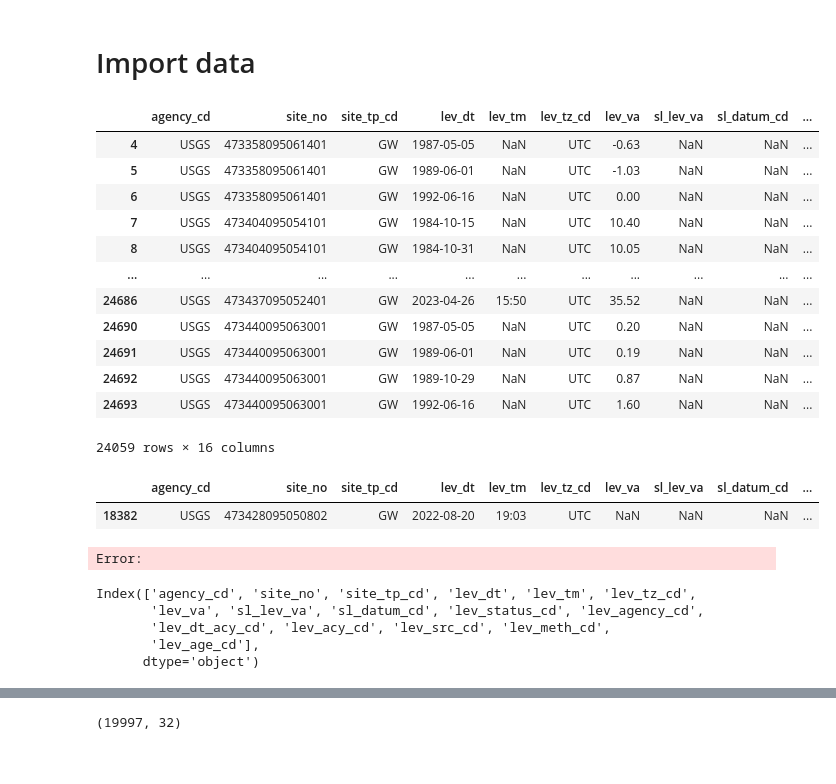
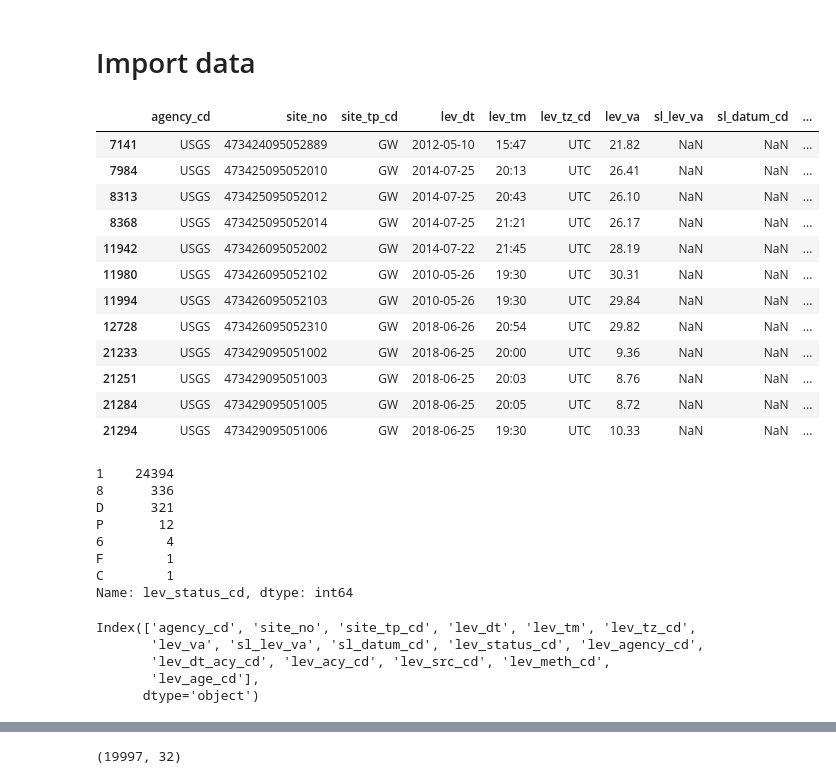
Before and after one commit to BojanMilinic/bemidji, a Jupyter notebook: 03_master_oil_water_level.ipynb, the cells around one changed output, grey strips where cells are left out. Saved outputs shown, nothing was run; the diff lists cells and outputs as text; code cells hidden in the pictures.

```diff
--- a/03_master_oil_water_level.ipynb
+++ b/03_master_oil_water_level.ipynb
@@ -48,4 +69,0 @@ dfwl = data[0]
-# %%
-# TEST DELETE
-data = nwis.get_gwlevels(sites=list_sites, datetime_index=False) # creates a tuple of dataframe and associated metadata
-dfwl = data[0]
@@ -52,36 +76,38 @@ dfwl = data[0]
 # %%
 # SELECTION USING LOC
-dfwl.loc[dfwl['lev_status_cd'] == '1']
-# SAME AS SELECTION USING []
-dfwl[dfwl['lev_status_cd'] == '1']
+dfwl.loc[dfwl['lev_status_cd'] == 'P']
 # %% [output]
 |  | agency_cd | site_no | site_tp_cd | lev_dt | lev_tm | lev_tz_cd | lev_va | sl_lev_va | sl_datum_cd | ... |
-| 4 | USGS | 473358095061401 | GW | 1987-05-05 | NaN | UTC | -0.63 | NaN | NaN | ... |
-| 5 | USGS | 473358095061401 | GW | 1989-06-01 | NaN | UTC | -1.03 | NaN | NaN | ... |
-| 6 | USGS | 473358095061401 | GW | 1992-06-16 | NaN | UTC | 0.00 | NaN | NaN | ... |
-| 7 | USGS | 473404095054101 | GW | 1984-10-15 | NaN | UTC | 10.40 | NaN | NaN | ... |
-| 8 | USGS | 473404095054101 | GW | 1984-10-31 | NaN | UTC | 10.05 | NaN | NaN | ... |
-| ... | ... | ... | ... | ... | ... | ... | ... | ... | ... | ... |
-| 24686 | USGS | 473437095052401 | GW | 2023-04-26 | 15:50 | UTC | 35.52 | NaN | NaN | ... |
-| 24690 | USGS | 473440095063001 | GW | 1987-05-05 | NaN | UTC | 0.20 | NaN | NaN | ... |
-| 24691 | USGS | 473440095063001 | GW | 1989-06-01 | NaN | UTC | 0.19 | NaN | NaN | ... |
-| 24692 | USGS | 473440095063001 | GW | 1989-10-29 | NaN | UTC | 0.87 | NaN | NaN | ... |
-| 24693 | USGS | 473440095063001 | GW | 1992-06-16 | NaN | UTC | 1.60 | NaN | NaN | ... |
+| 7141 | USGS | 473424095052889 | GW | 2012-05-10 | 15:47 | UTC | 21.82 | NaN | NaN | ... |
+| 7984 | USGS | 473425095052010 | GW | 2014-07-25 | 20:13 | UTC | 26.41 | NaN | NaN | ... |
+| 8313 | USGS | 473425095052012 | GW | 2014-07-25 | 20:43 | UTC | 26.10 | NaN | NaN | ... |
+| 8368 | USGS | 473425095052014 | GW | 2014-07-25 | 21:21 | UTC | 26.17 | NaN | NaN | ... |
+| 11942 | USGS | 473426095052002 | GW | 2014-07-22 | 21:45 | UTC | 28.19 | NaN | NaN | ... |
+| 11980 | USGS | 473426095052102 | GW | 2010-05-26 | 19:30 | UTC | 30.31 | NaN | NaN | ... |
+| 11994 | USGS | 473426095052103 | GW | 2010-05-26 | 19:30 | UTC | 29.84 | NaN | NaN | ... |
+| 12728 | USGS | 473426095052310 | GW | 2018-06-26 | 20:54 | UTC | 29.82 | NaN | NaN | ... |
+| 21233 | USGS | 473429095051002 | GW | 2018-06-25 | 20:00 | UTC | 9.36 | NaN | NaN | ... |
+| 21251 | USGS | 473429095051003 | GW | 2018-06-25 | 20:03 | UTC | 8.76 | NaN | NaN | ... |
+| 21284 | USGS | 473429095051005 | GW | 2018-06-25 | 20:05 | UTC | 8.72 | NaN | NaN | ... |
+| 21294 | USGS | 473429095051006 | GW | 2018-06-25 | 19:30 | UTC | 10.33 | NaN | NaN | ... |
-24059 rows × 16 columns
-# %%
-# SAME AS SELECTION USING []
-dfwl[dfwl['lev_status_cd'] == 'F']
-# %% [output]
-|  | agency_cd | site_no | site_tp_cd | lev_dt | lev_tm | lev_tz_cd | lev_va | sl_lev_va | sl_datum_cd | ... |
-| 18382 | USGS | 473428095050802 | GW | 2022-08-20 | 19:03 | UTC | NaN | NaN | NaN | ... |
-Error:
+# %%
+dfwl.lev_status_cd.value_counts()
+# %% [output]
+1    24394
+8      336
+D      321
+P       12
+6        4
+F        1
+C        1
+Name: lev_status_cd, dtype: int64
+# %%
+dfwl.keys()
+# %% [output]
+Index(['agency_cd', 'site_no', 'site_tp_cd', 'lev_dt', 'lev_tm', 'lev_tz_cd',
+       'lev_va', 'sl_lev_va', 'sl_datum_cd', 'lev_status_cd', 'lev_agency_cd',
+       'lev_dt_acy_cd', 'lev_acy_cd', 'lev_src_cd', 'lev_meth_cd',
+       'lev_age_cd'],
+      dtype='object')
 # %%
 dfwl.to_csv("outputs/tests/{}_test_NWIS_output.csv".format(str(datetime.now().date())), index=False)
-# %%
-dfwl.keys()
-# %% [output]
-Index(['agency_cd', 'site_no', 'site_tp_cd', 'lev_dt', 'lev_tm', 'lev_tz_cd',
-       'lev_va', 'sl_lev_va', 'sl_datum_cd', 'lev_status_cd', 'lev_agency_cd',
-       'lev_dt_acy_cd', 'lev_acy_cd', 'lev_src_cd', 'lev_meth_cd',
-       'lev_age_cd'],
-      dtype='object')
```
Also changed, not shown: parts of 20 cells of this notebook.
